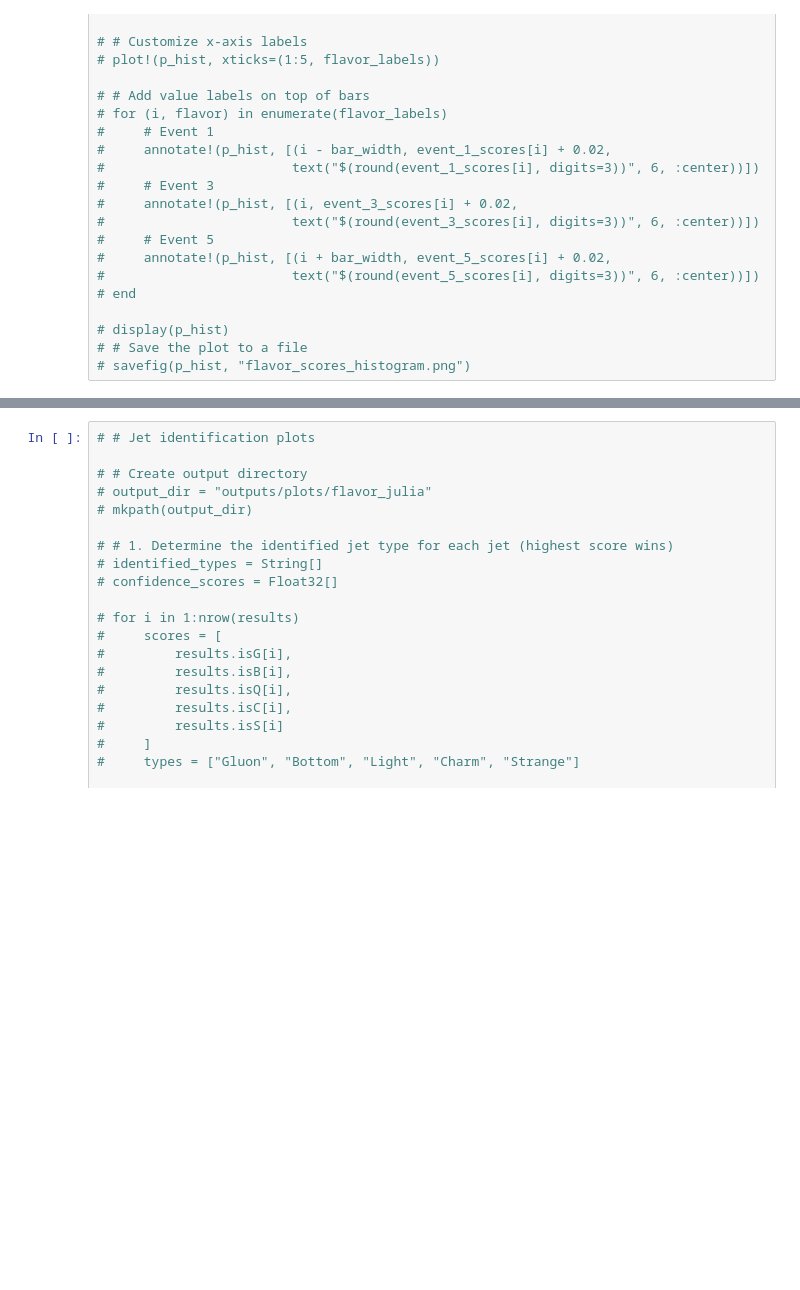
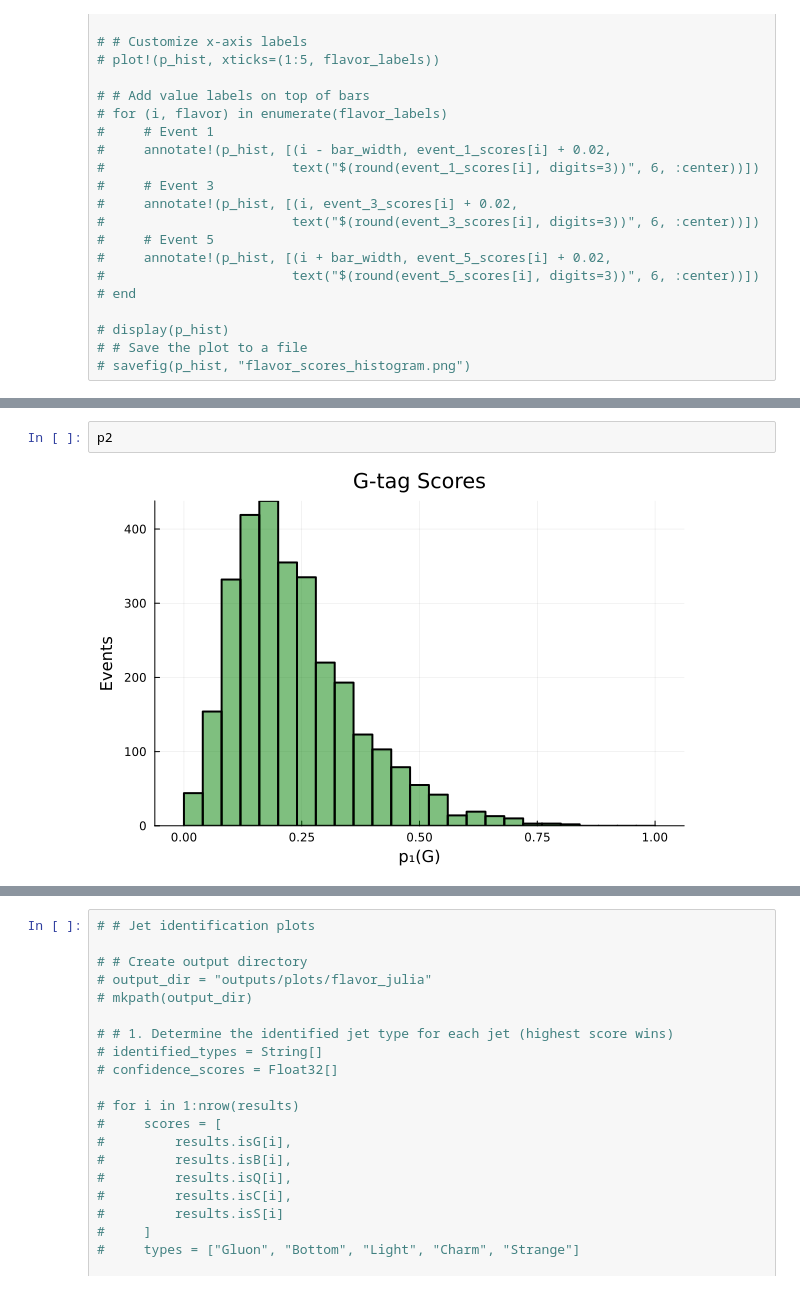
Before and after one commit to HarryWang0619/JetReconstruction.jl, a Jupyter notebook: examples/flavour-tagging/example-flavour-tagging.ipynb, the cells around one changed output, grey strips where cells are left out. Cells and saved outputs as stored; diff of their text form; blank space fills up the shorter version.

```diff
--- a/examples/flavour-tagging/example-flavour-tagging.ipynb
+++ b/examples/flavour-tagging/example-flavour-tagging.ipynb
@@ -631,0 +636,4 @@ plot(p1, p2, p3, p4, p5, layout=(2, 3))
+# %%
+p2
+# %% [output]
+[figure, added]
```
Also changed, not shown: parts of 7 cells of this notebook, 1 other file.
